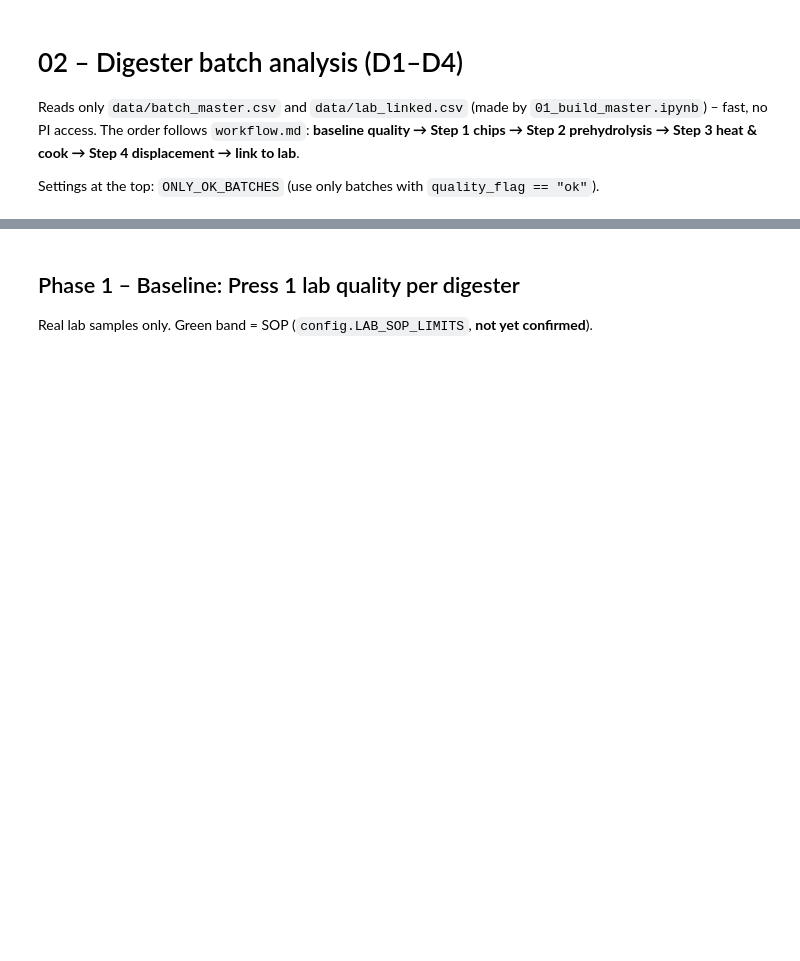
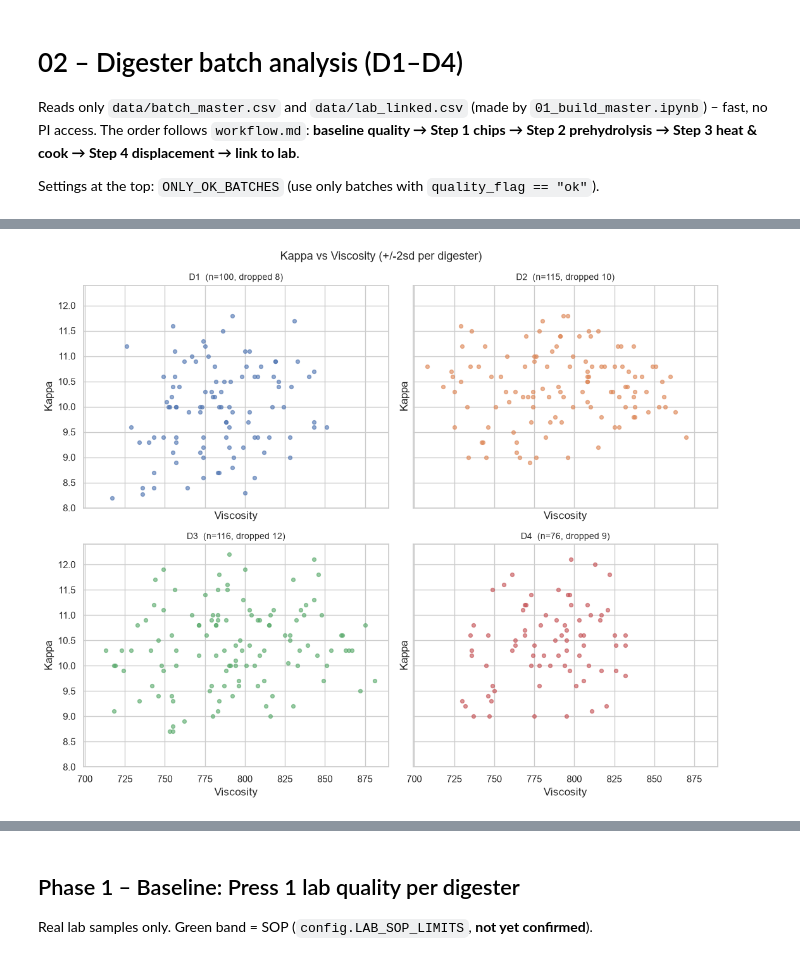
Before and after one commit to chinnput/dp-cooking-odl-analyzer, a Jupyter notebook: DP Cooking ODL Analyzer/Digester_Analysis/02_analysis.ipynb, the cells around one changed output, grey strips where cells are left out. Saved outputs shown, nothing was run; the diff lists cells and outputs as text; code cells hidden in the pictures; blank space fills up the shorter version.

```diff
--- a/DP Cooking ODL Analyzer/Digester_Analysis/02_analysis.ipynb
+++ b/DP Cooking ODL Analyzer/Digester_Analysis/02_analysis.ipynb
@@ -61,0 +68,37 @@ Batches: 904 | per digester: {1: 249, 2: 252, 3: 245, 4: 158}
+# %%
+X_COL = "press1_viscosity"        # x axis
+Y_COL = "press1_kappa"    # y axis
+SIGMA = 2                     # drop points beyond this many sd (per digester)
+CLUSTER_K = None              # future: set an int to colour by k-means instead of one colour
+
+
+def within_sigma(s, sigma=SIGMA):
+    """Boolean mask: value within mean +/- sigma*sd (NaN -> False)."""
+    m, sd = s.mean(), s.std()
+    if not sd:
+        return s.notna()
+    return (s - m).abs() <= sigma * sd
+
+
+def quality_scatter(x_col=X_COL, y_col=Y_COL, sigma=SIGMA):
+    """2x2 scatter of y vs x, one digester per panel, outliers trimmed per digester."""
+    digs = sorted(master["digester"].dropna().unique())
+    fig, axes = plt.subplots(2, 2, figsize=(11, 9), sharex=True, sharey=True)
+    for ax, dig in zip(axes.ravel(), digs):
+        sub = master[master["digester"] == dig][[x_col, y_col]].dropna()
+        keep = within_sigma(sub[x_col], sigma) & within_sigma(sub[y_col], sigma)
+        sub, n_out = sub[keep], int((~keep).sum())
+        ax.scatter(sub[x_col], sub[y_col], s=18, alpha=0.6, color=f"C{int(dig) - 1}")
+        ax.set_title(f"D{int(dig)}  (n={len(sub)}, dropped {n_out})", fontsize=10)
+        ax.set_xlabel(LAB_LABELS.get(x_col, x_col))
+        ax.set_ylabel(LAB_LABELS.get(y_col, y_col))
+    for ax in axes.ravel()[len(digs):]:
+        ax.set_visible(False)
+    fig.suptitle(f"{LAB_LABELS.get(y_col, y_col)} vs {LAB_LABELS.get(x_col, x_col)} (+/-{sigma}sd per digester)", fontsize=13)
+    plt.tight_layout()
+    plt.show()
+
+
+quality_scatter()
+# %% [output]
+[figure, added]
```
Also changed, not shown: parts of 23 cells of this notebook, 26 other files.
